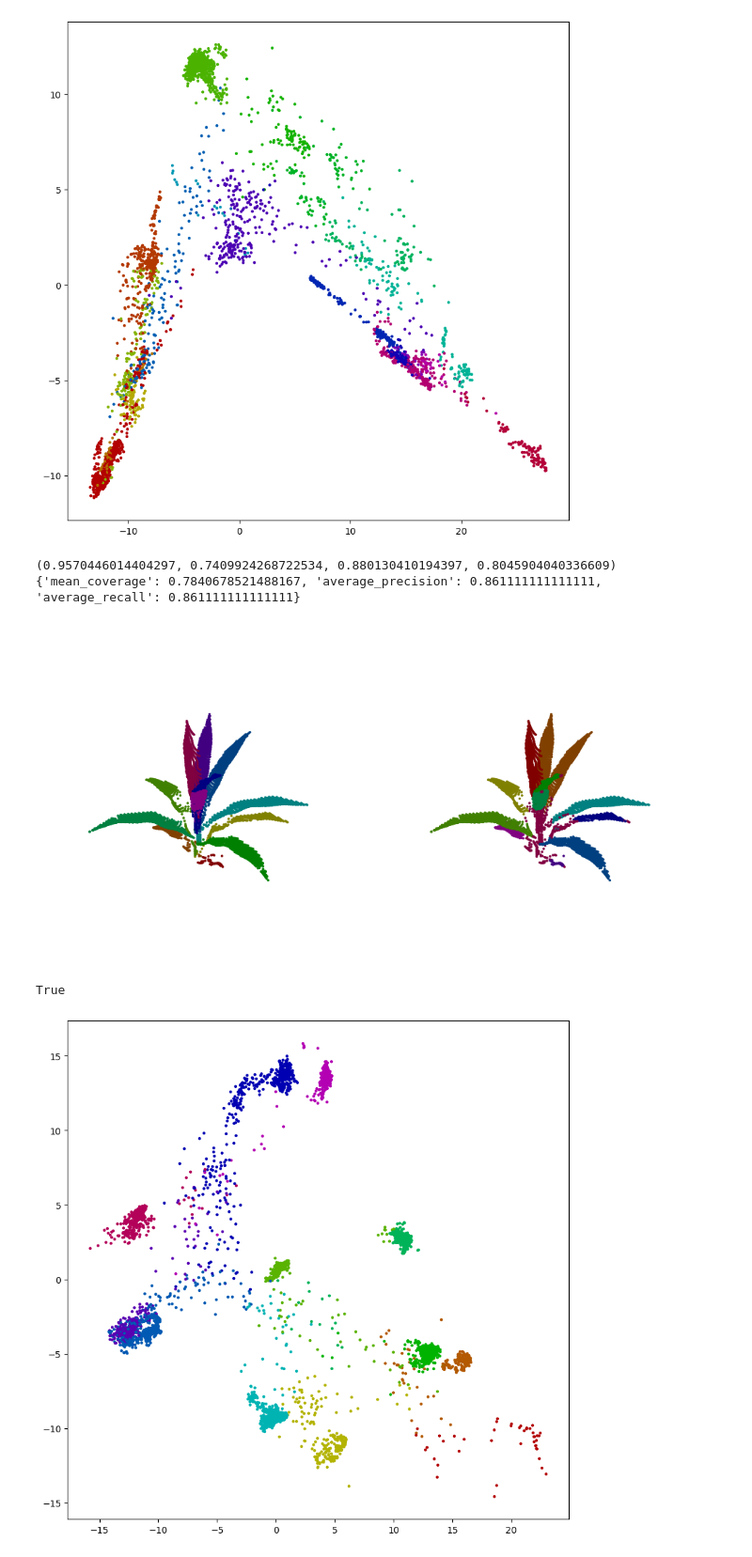
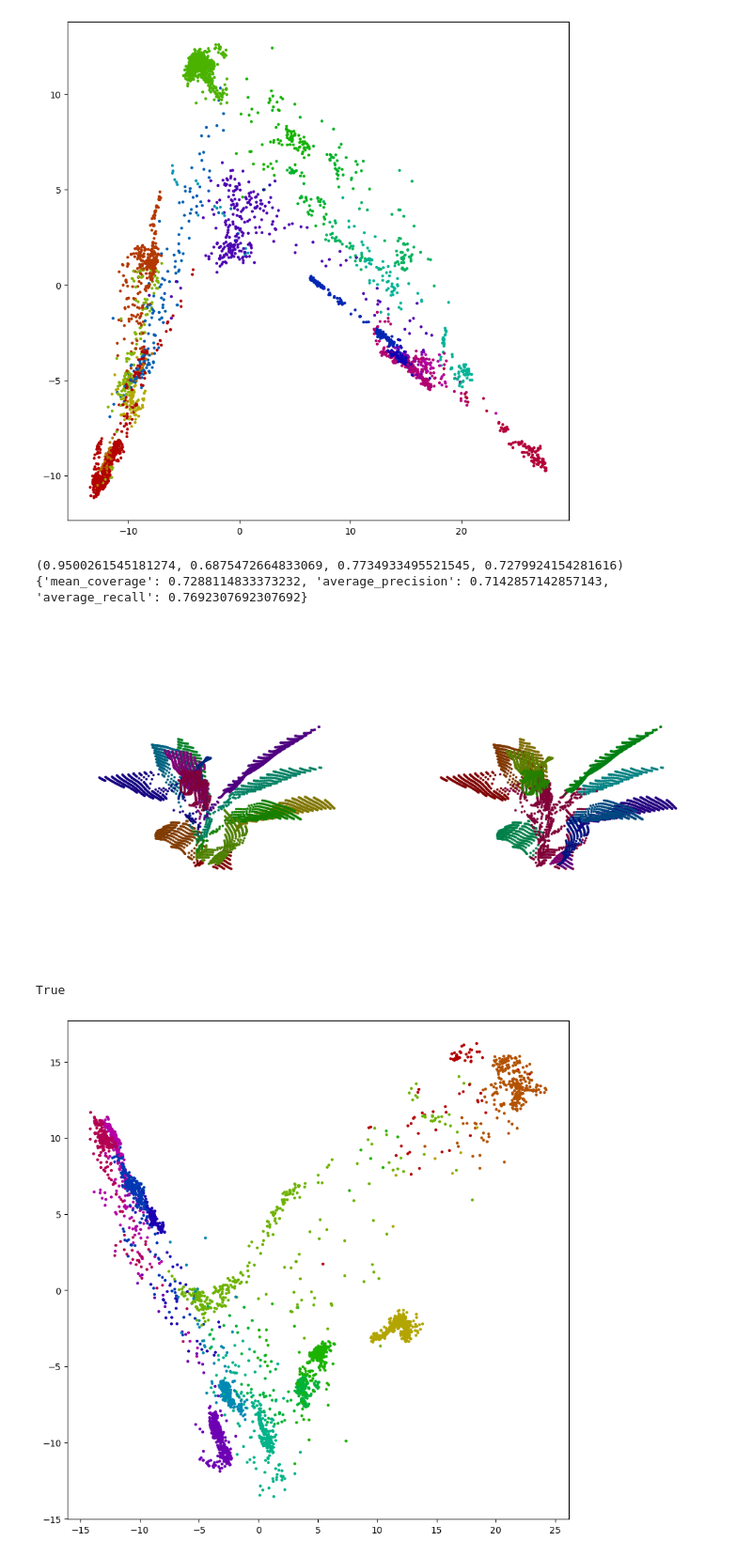
Before and after one commit to ariyanzri/PlantSegNet, a Jupyter notebook: visualization/visualize_predictions_paper.ipynb, the cells around one changed output. Shown at 94% size. Saved outputs shown, nothing was run; the diff lists cells and outputs as text; code cells hidden in the pictures.

Commit message:
experiments and visualization and test for TPN done

```diff
--- a/visualization/visualize_predictions_paper.ipynb
+++ b/visualization/visualize_predictions_paper.ipynb
@@ -192,45 +380,45 @@ True
 # %%
 # hparams = {"eps": 1, "minpoints": 15}
 
-orig_ind = 73
-test_data, test_labels = load_data_h5(dataset_path,point_key, label_key)
+orig_ind = 9123
+exp = "09"
 
-test_data, test_labels = load_full_size_synthetic(orig_ind,"/space/ariyanzarei/sorghum_segmentation/dataset/archive/synthetic/2022-12-26/PointCloud/", model_name != "SorghumPartNetSemantic")
+model = EXP1_model if exp == "08" else EXP2_model
+model_name = EXP1_model_name if exp == "08" else EXP2_model_name
+hparams = EXP1_hparams if exp == "08" else EXP2_hparams
+experiment_id = EXP1_experiment_id if exp == "08" else EXP2_experiment_id
+
+test_data, test_labels = load_full_size_synthetic(orig_ind,"/space/ariyanzarei/sorghum_segmentation/dataset/archive/synthetic/2022-12-26/PointCloud/", True)
 ind = 0
 
 t_points = torch.from_numpy(test_data[ind]).type(torch.DoubleTensor)
 
 raw_preds = model(t_points.unsqueeze(0))
 
-if model_name == "SorghumPartNetSemantic":
-    preds = F.softmax(raw_preds, dim=1)
-    preds = preds.squeeze().cpu().detach().numpy().T
-    preds = np.argmax(preds, 1)
-    raw_preds = None
-elif model_name == "SorghumPartNetInstance":
+if model_name == "SorghumPartNetInstance":
     preds = get_final_clusters_SPN(raw_preds, hparams['eps'], hparams['minpoints'])
 elif model_name == "TreePartNet":
     preds = get_final_clusters_TPN(raw_preds)
 
 print(p_metric_calc(torch.from_numpy(preds).view(1,-1,1), torch.from_numpy(test_labels[ind]).view(1,-1,1)))
 print(c_metric_calc(torch.from_numpy(preds), torch.from_numpy(test_labels[ind].squeeze())))
 
 draw_results(test_data[ind], test_labels[ind].squeeze(), preds)
 draw_and_save_pcd_plot(test_labels[ind].squeeze(),raw_preds.squeeze().detach().numpy(),f"{experiment_id}_syn_{orig_ind}")
 
 save_points = (test_data[ind] - np.min(test_data[ind], 0))
 gt_ply = create_ply_pcd_from_points_with_labels(save_points,test_labels[ind].squeeze())
 pred_ply = create_ply_pcd_from_points_with_labels(save_points,preds)
 
 R = o3d.geometry.get_rotation_matrix_from_xyz((-np.pi/2, 0, 0))
 gt_ply.rotate(R, center=(0, 0, 0))
 pred_ply.rotate(R, center=(0, 0, 0))
 
 o3d.io.write_point_cloud(f"{experiment_id}_syn_{orig_ind}_gt.ply", gt_ply)
 o3d.io.write_point_cloud(f"{experiment_id}_syn_{orig_ind}_pred.ply", pred_ply)
 # %% [output]
-(0.9570446014404297, 0.7409924268722534, 0.880130410194397, 0.8045904040336609)
-{'mean_coverage': 0.7840678521488167, 'average_precision': 0.861111111111111, 'average_recall': 0.861111111111111}
+(0.9500261545181274, 0.6875472664833069, 0.7734933495521545, 0.7279924154281616)
+{'mean_coverage': 0.7288114833373232, 'average_precision': 0.7142857142857143, 'average_recall': 0.7692307692307692}
-[figure, old version]
+[figure, new version]
 True
-[figure, old version]
+[figure, new version]
```
Also changed, not shown: parts of 6 cells of this notebook, 3 other files.
